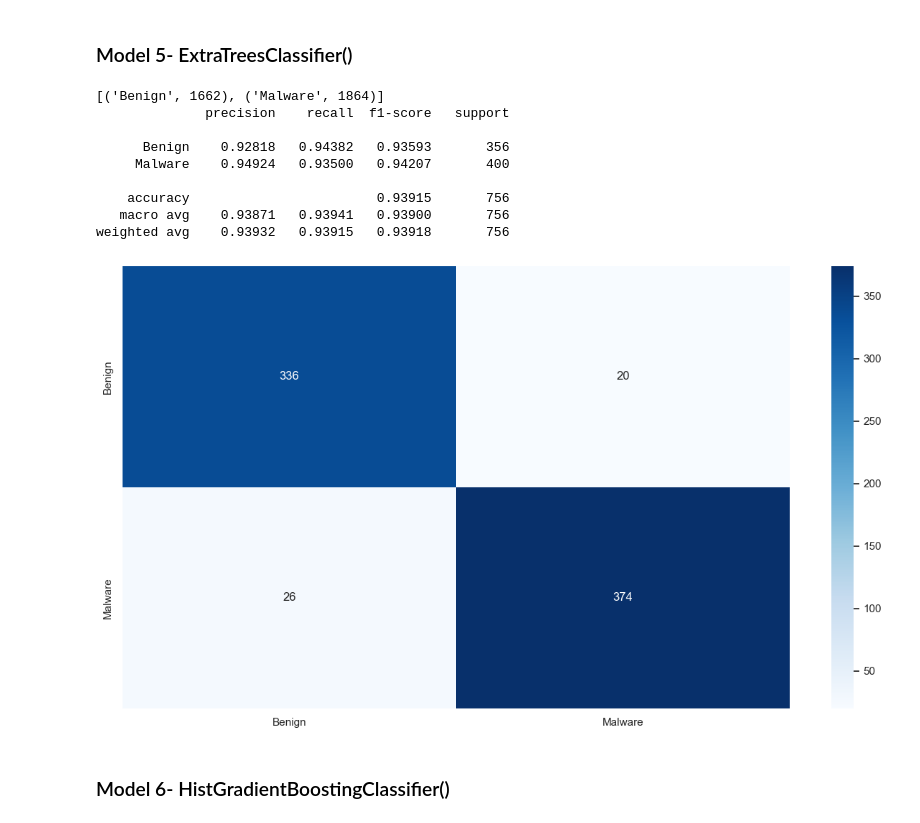
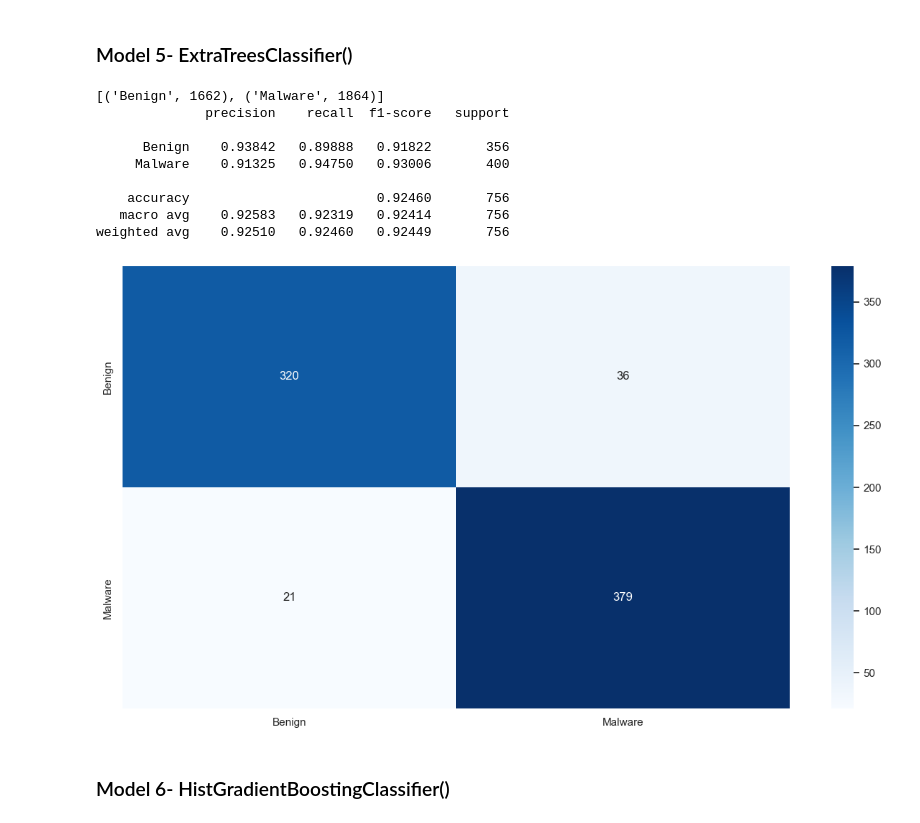
Before and after one commit to RazElbaz/API_security_challenge, a Jupyter notebook: model_dataset_1_label.ipynb, the cells around one changed output. Cells and saved outputs as stored; diff of their text form; code cells hidden in the pictures.

```diff
--- a/model_dataset_1_label.ipynb
+++ b/model_dataset_1_label.ipynb
@@ -290 +290,14 @@ weighted avg    0.94825   0.94709   0.94713       756
 [figure]
+# %%
+# https://scikit-learn.org/stable/modules/generated/sklearn.model_selection.GridSearchCV.html
+from sklearn.model_selection import GridSearchCV
+
+# We choose our model of choice and set it's hyper parameters you can change anything
+clf2 = RandomForestClassifier()
+
+
+# Train Model
+clf2.fit(X_train, y_train)
+
+
+ResultPrintout(clf2)
@@ -298,9 +321,10 @@ from sklearn.tree import DecisionTreeClassifier
 dtc = DecisionTreeClassifier()
 
 #  The random_state in these algorithms controls the randomness involved during the node splitting process by searching for the best feature
-parameters = {"random_state": [None,10,20,30,40,50,100,200,300],
-             "splitter":["best", "random"],
-             "max_depth":[1,2,3,4,5,6,7,8,9,10]
+parameters = {
+    "min_samples_split": [25,50,75,100,200],
+              "splitter":["best", "random"],
+             "max_depth":[10,15,20,25,30,50]
              }
 
 # GridSearchCV is a technique for finding the optimal parameter values from a given set of parameters in a grid
@@ -331,7 +355,8 @@ from sklearn.ensemble import GradientBoostingClassifier
 # We choose our model of choice and set it's hyper parameters you can change anything
 gbc = GradientBoostingClassifier()
 
-parameters = {"n_estimators": [25,50,100,200,300,400]}
+parameters = {"n_estimators": [200,210,215,220,230,240,245,250],
+             "min_samples_leaf":[10,15,20,25,30,50]}
 
 # GridSearchCV is a technique for finding the optimal parameter values from a given set of parameters in a grid
 gbc = GridSearchCV(gbc, parameters)
@@ -355 +380,12 @@ weighted avg    0.95644   0.95503   0.95506       756
 [figure]
+# %%
+
+# We choose our model of choice and set it's hyper parameters you can change anything
+gbc2 = GradientBoostingClassifier()
+
+
+# Train Model
+gbc2.fit(X_train, y_train)
+
+
+ResultPrintout(gbc2)
@@ -391,35 +437,35 @@ weighted avg    0.94576   0.94577   0.94576       756
 # %%
 # https://scikit-learn.org/stable/modules/generated/sklearn.ensemble.ExtraTreesClassifier.html
 from sklearn.ensemble import ExtraTreesClassifier
 #n_estimatorsint, default=100: The number of base estimators in the ensemble.
 # We choose our model of choice and set it's hyper parameters you can change anything
 etc = ExtraTreesClassifier()
 
 #  The random_state in these algorithms controls the randomness involved during the node splitting process by searching for the best feature
 parameters = { "n_estimators": [10,20,30,40,50,100,200,300,400],
-              "min_samples_split":[2,3,4,5]
+              "min_samples_split":[25,50,75,100,200]
              }
 
 # GridSearchCV is a technique for finding the optimal parameter values from a given set of parameters in a grid
 etc = GridSearchCV(etc, parameters)
 # Train Model
 etc.fit(X_train, y_train)
 
 # # Check data balance and variety
 print(sorted(Counter(y_train).items()))
 etc = etc.best_estimator_
 ResultPrintout(etc)
 # %% [output]
 [('Benign', 1662), ('Malware', 1864)]
               precision    recall  f1-score   support
 
-      Benign    0.92818   0.94382   0.93593       356
-     Malware    0.94924   0.93500   0.94207       400
+      Benign    0.93842   0.89888   0.91822       356
+     Malware    0.91325   0.94750   0.93006       400
 
-    accuracy                        0.93915       756
-   macro avg    0.93871   0.93941   0.93900       756
-weighted avg    0.93932   0.93915   0.93918       756
+    accuracy                        0.92460       756
+   macro avg    0.92583   0.92319   0.92414       756
+weighted avg    0.92510   0.92460   0.92449       756
-[figure, old version]
+[figure, new version]
 # %% [markdown]
 ### Model 6- HistGradientBoostingClassifier()
 # %%
```
Also changed, not shown: parts of 9 cells of this notebook, 1 other file.
